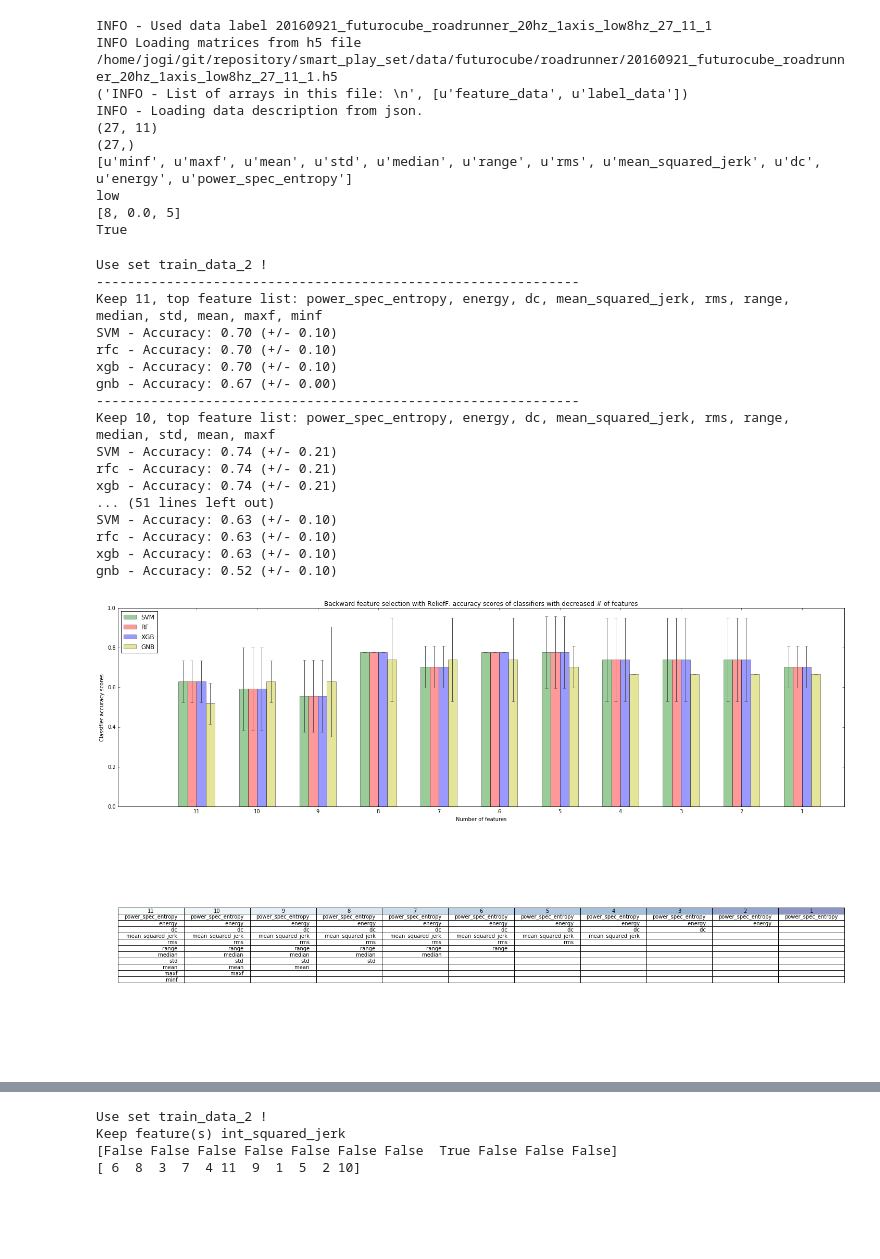
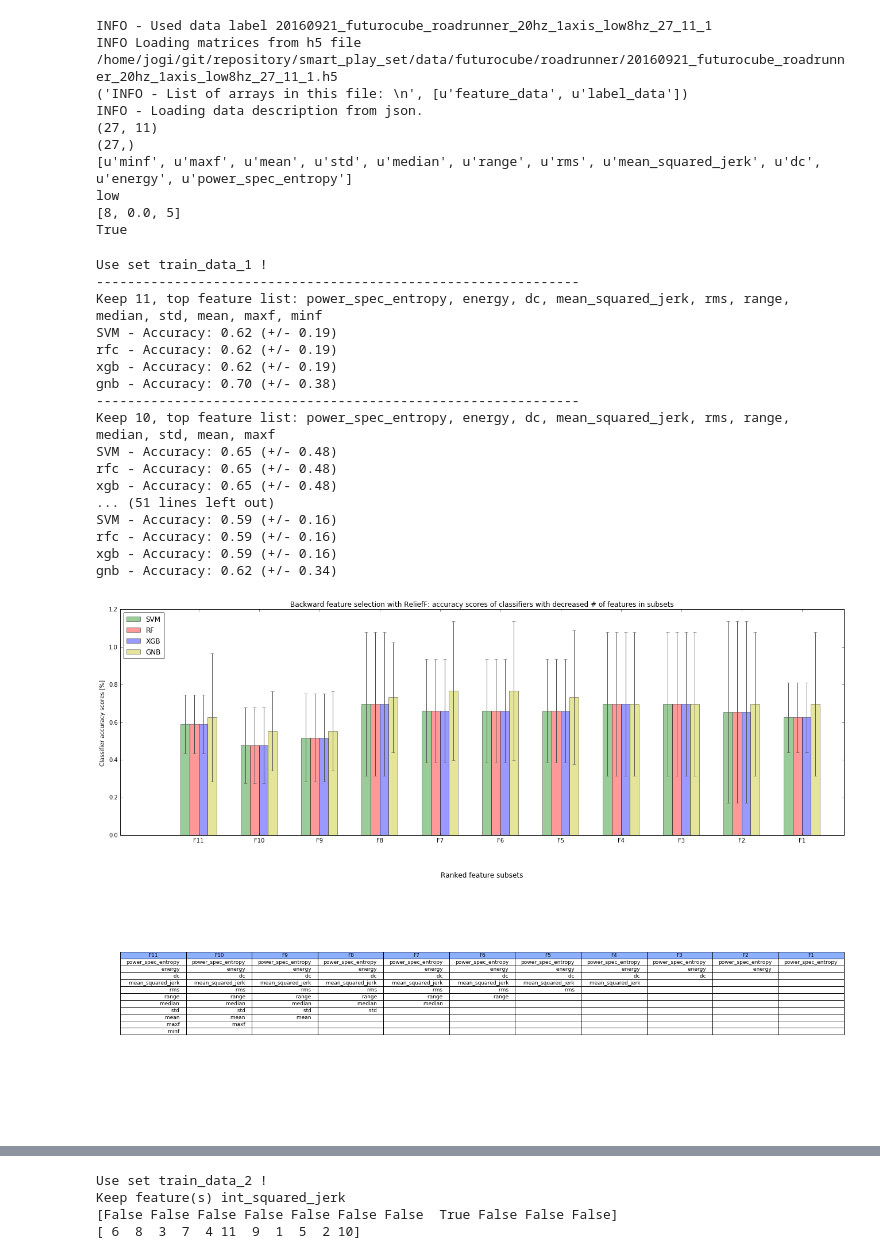
Before and after one commit to toologicbv/smart_play_set, a Jupyter notebook: utils/feature_selection_v2.ipynb, the cells around one changed output, grey strips where cells are left out. Drawn from its saved outputs; the diff is of its cells as text; code cells hidden in the pictures; blank space fills up the shorter version.

```diff
--- a/utils/feature_selection_v2.ipynb
+++ b/utils/feature_selection_v2.ipynb
@@ -78,7 +78,7 @@ low
 True
 # %%
 train_data_2, train_labels_2, dta_dict_2 = get_data('20160921', force=False, apply_window_func=True, calc_mag=True,
-                                              extra_label="20hz_1axis_low8hz_27_11_1", optimal_w_size=False,
+                                              extra_label="20hz_1axis_low8hz_27_13_1", optimal_w_size=False,
                                                    f_type='low', lowcut=8, b_order=5)
 
 # for cross validation train data has to have 2 dim tensor
@@ -107,7 +107,7 @@ low
 [8, 0.0, 5]
 True
 # %%
-use_1 = False
+use_1 = True
 apply_mask = False
 classifiers = ['SVM', 'RF', 'XGB', 'GNB']
 res_svm_mean = []
@@ -154,7 +154,7 @@ for d in np.arange(num_of_features, 0, -1):
         lbl_train_subset = lbl_train
 
     clf = svm.SVC(kernel='rbf', C=1)
-    scores_svm = cross_validation.cross_val_score(clf, X_train_2, lbl_train_subset, cv=3)
+    scores_svm = cross_validation.cross_val_score(clf, X_train_2, lbl_train_subset, cv=4)
     # predicted = cross_val_predict(clf, X_train_f, train_labels_f_r, cv=8)
     # print(predicted)
     # scores = accuracy_score(train_labels_r, predicted)
@@ -163,7 +163,7 @@ for d in np.arange(num_of_features, 0, -1):
     res_svm_std.append(scores_svm.std())
 
     rfc = RandomForestClassifier(random_state=1, n_estimators=150, min_samples_split=8, min_samples_leaf=4)
-    scores_rfc = cross_validation.cross_val_score(clf, X_train_2, lbl_train_subset, cv=3)
+    scores_rfc = cross_validation.cross_val_score(clf, X_train_2, lbl_train_subset, cv=4)
     print("rfc - Accuracy: %0.2f (+/- %0.2f)" % (scores_rfc.mean(), scores_rfc.std() * 2))
     res_rfc_mean.append(scores_rfc.mean())
     res_rfc_std.append(scores_rfc.std())
@@ -171,13 +171,13 @@ for d in np.arange(num_of_features, 0, -1):
     xgb = XGBClassifier(learning_rate=0.1, n_estimators=300, max_depth=5, min_child_weight=2, gamma=0.1,
                          subsample=0.8, colsample_bytree=0.8, objective= 'binary:logistic', nthread=4,
                          scale_pos_weight=1, seed=27)
-    scores_xgb = cross_validation.cross_val_score(clf, X_train_2, lbl_train_subset, cv=3)
+    scores_xgb = cross_validation.cross_val_score(clf, X_train_2, lbl_train_subset, cv=4)
     print("xgb - Accuracy: %0.2f (+/- %0.2f)" % (scores_xgb.mean(), scores_xgb.std() * 2))
     res_xgb_mean.append(scores_xgb.mean())
     res_xgb_std.append(scores_xgb.std())
 
     gnb = GaussianNB()
-    scores_gnb = cross_validation.cross_val_score(gnb, X_train_2, lbl_train_subset, cv=3)
+    scores_gnb = cross_validation.cross_val_score(gnb, X_train_2, lbl_train_subset, cv=4)
     print("gnb - Accuracy: %0.2f (+/- %0.2f)" % (scores_gnb.mean(), scores_gnb.std() * 2))
     res_gnb_mean.append(scores_gnb.mean())
     res_gnb_std.append(scores_gnb.std())
@@ -192,29 +192,29 @@ res_xgb_std  = np.asarray(res_xgb_std)
 res_gnb_mean = np.asarray(res_gnb_mean)
 res_gnb_std  = np.asarray(res_gnb_std)
 # %% [output]
-Use set train_data_2 !
+Use set train_data_1 !
 --------------------------------------------------------------
 Keep 11, top feature list: power_spec_entropy, energy, dc, mean_squared_jerk, rms, range, median, std, mean, maxf, minf
-SVM - Accuracy: 0.70 (+/- 0.10)
-rfc - Accuracy: 0.70 (+/- 0.10)
-xgb - Accuracy: 0.70 (+/- 0.10)
-gnb - Accuracy: 0.67 (+/- 0.00)
+SVM - Accuracy: 0.62 (+/- 0.19)
+rfc - Accuracy: 0.62 (+/- 0.19)
+xgb - Accuracy: 0.62 (+/- 0.19)
+gnb - Accuracy: 0.70 (+/- 0.38)
 --------------------------------------------------------------
 Keep 10, top feature list: power_spec_entropy, energy, dc, mean_squared_jerk, rms, range, median, std, mean, maxf
-SVM - Accuracy: 0.74 (+/- 0.21)
-rfc - Accuracy: 0.74 (+/- 0.21)
-xgb - Accuracy: 0.74 (+/- 0.21)
+SVM - Accuracy: 0.65 (+/- 0.48)
+rfc - Accuracy: 0.65 (+/- 0.48)
+xgb - Accuracy: 0.65 (+/- 0.48)
 ... (51 lines left out)
-SVM - Accuracy: 0.63 (+/- 0.10)
-rfc - Accuracy: 0.63 (+/- 0.10)
-xgb - Accuracy: 0.63 (+/- 0.10)
-gnb - Accuracy: 0.52 (+/- 0.10)
+SVM - Accuracy: 0.59 (+/- 0.16)
+rfc - Accuracy: 0.59 (+/- 0.16)
+xgb - Accuracy: 0.59 (+/- 0.16)
+gnb - Accuracy: 0.62 (+/- 0.34)
 # %%
 # plot_results(classifiers, scores, std, 'Classifiers', 'Accuracy score', "Classifier accuracy scores")
 
-title = "Backward feature selection with ReliefF: accuracy scores of classifiers with decreased # of features"
-xlabel = 'Number of features'
-ylabel = "Classifier accuracy scores"
+title = "Backward feature selection with ReliefF: accuracy scores of classifiers with decreased # of features in subsets"
+xlabel = 'Ranked feature subsets'
+ylabel = "Classifier accuracy scores [%]"
 num_of_features = len(res_svm_mean)
 bar_width = 0.15
 opacity = 0.4
@@ -225,39 +225,42 @@ fig, ax = plt.subplots(2,1, figsize=(25, 15))
 ax[0].bar(ind, res_svm_mean, bar_width, color='g', yerr=(res_svm_std * 2), label=classifiers[0],
           alpha=opacity, error_kw=error_config)
 ax[0].bar(ind + bar_width, res_rfc_mean, bar_width, color='r', yerr=(res_rfc_std * 2), label=classifiers[1],
            alpha=opacity, error_kw=error_config)
 ax[0].bar(ind + (2 * bar_width), res_xgb_mean, bar_width, color='b', yerr=(res_xgb_std * 2), label=classifiers[2],
            alpha=opacity, error_kw=error_config)
 ax[0].bar(ind + (3 * bar_width), res_gnb_mean, bar_width, color='y', yerr=(res_gnb_std * 2), label=classifiers[3],
            alpha=opacity, error_kw=error_config)
 
 ax[0].set_xticks(np.arange(1, num_of_features+1)+ (2 * bar_width))
-ax[0].set_xticklabels(ind)
-ax[0].set_xlabel(xlabel)
+x_ticks = ["F" + str(x) for x in ind]
+ax[0].set_xticklabels(x_ticks)
+# ax[0].set_xlabel(xlabel)
 ax[0].set_ylabel(ylabel)
 ax[0].set_title(title)
 plt.xticks(rotation=90)
 ax[0].legend(loc="best")
 
 f_list_2d = []
 for i, f_list in enumerate(kept_feature_lists):
     f_list = f_list.split(',')
     f_list.extend(" " * (num_of_features - len(f_list)))
     f_list_2d.append(f_list)   # [x for _, x in enumerate (f_list)]
 
+plt.subplots_adjust(left=0.2, bottom=0.1)
 f_list_2d = zip(*f_list_2d)
 clust_data = np.random.random((num_of_features,num_of_features))
-collabel=(ind)
+collabel=(x_ticks)
 ax[1].axis('tight')
 ax[1].axis('off')
-colors = plt.cm.BuPu(np.linspace(0, 0.5, num_of_features))
+ax[1].set_title("Ranked feature subsets")
+colors = plt.cm.coolwarm(np.linspace(0.25, 0.25, num_of_features))
 
 the_table = ax[1].table(cellText=f_list_2d,colLabels=collabel,loc='center', colColours=colors)
 the_table.set_fontsize(14)
 # the_table.scale(1.5, 1.5)
-plt.savefig("/home/jogi/git/repository/smart_play_set/images/f_selection_1.jpg", bbox_inches='tight')
+plt.savefig("/home/jogi/git/repository/smart_play_set/images/f_selection_1f.jpg", bbox_inches='tight')
 # %% [output]
-[figure, old version]
+[figure, new version]
 # %%
 # plot_results(classifiers, scores, std, 'Classifiers', 'Accuracy score', "Classifier accuracy scores")
 
```
Also changed, not shown: parts of 2 cells of this notebook, 12 other files.
